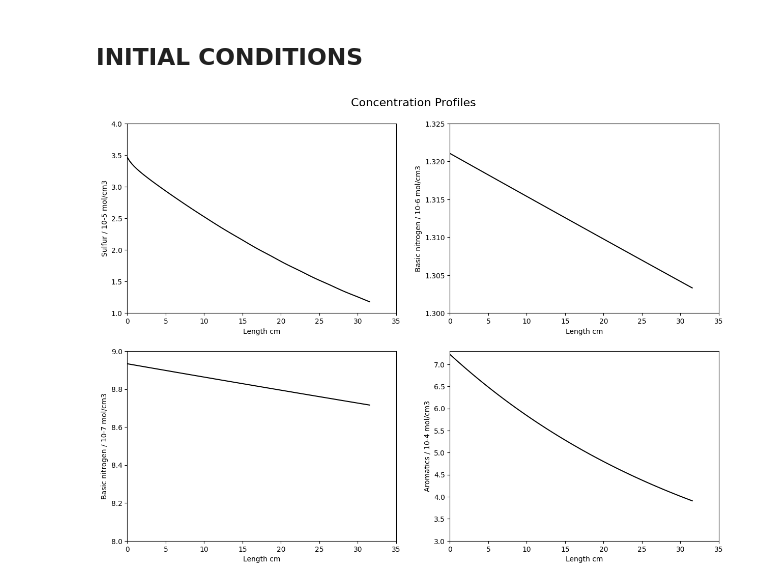
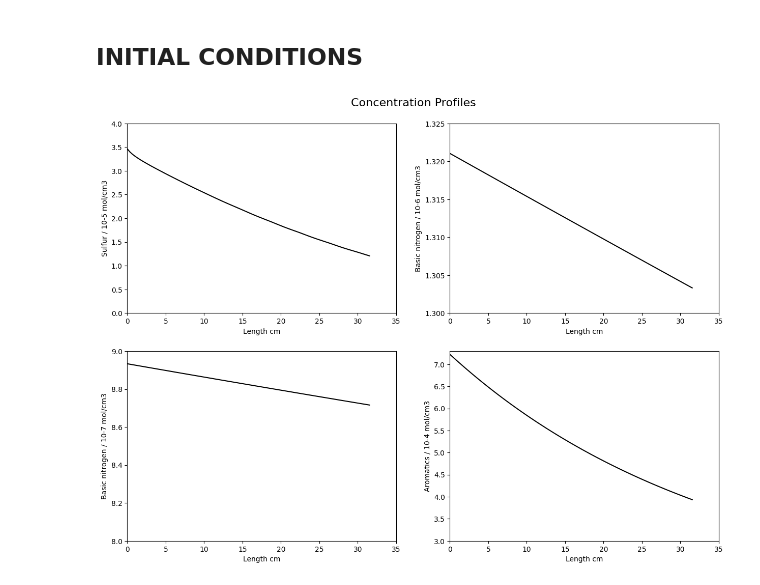
Before and after one commit to Leonardo-Ferreira-byte/Project_Reactor, a Jupyter notebook: TBR_Diesel.ipynb, the cells around one changed output. Saved outputs shown, nothing was run; the diff lists cells and outputs as text; code cells hidden in the pictures.

```diff
--- a/TBR_Diesel.ipynb
+++ b/TBR_Diesel.ipynb
@@ -240,7 +239,7 @@ fig, ax = plt.subplots(2, 2, figsize=(15, 10))
 ax[0,0].plot(t_eval, cL0_fun*1e5, color='black')
 
 ax[0,0].set_xlim(0,35)
-ax[0,0].set_ylim(1,4)
+ax[0,0].set_ylim(0,4)
 
 # Add labels and a legend
 ax[0,0].set_xlabel('Length cm')
@@ -259,34 +258,34 @@ ax[0,1].set_ylabel('Basic nitrogen / 10-6 mol/cm3', color='black')
 ax[1,0].set_xlabel('Length cm')
 ax[1,0].set_ylabel('Basic nitrogen / 10-7 mol/cm3', color='black')
 
 ax[1,0].plot(t_eval, cL2_fun*1e7, color='black')
 
 ax[1,0].set_xlim(0,35)
 ax[1,0].set_ylim(8,9)
 
 # Add labels and a legend
 ax[1,0].set_xlabel('Length cm')
 ax[1,0].set_ylabel('Basic nitrogen / 10-7 mol/cm3', color='black')
 
 ax[1,1].plot(t_eval, cL3_fun*1e4, color='black')
 
 ax[1,1].set_xlim(0,35)
 ax[1,1].set_ylim(3,7.3)
 
 # Add labels and a legend
 ax[1,1].set_xlabel('Length cm')
 ax[1,1].set_ylabel('Aromatics / 10-4 mol/cm3', color='black')
 
 # Add a title to the entire figure
 plt.suptitle("Concentration Profiles", fontsize=16)
 
 # Adjust spacing between the title and the subplots
 plt.subplots_adjust(top=0.93)
 
 # Display the graph
 plt.show()
 # %% [output]
-[figure, old version]
+[figure, new version]
 # %% [markdown]
 ![image.png](attachment:image.png)
 # %%
```
Also changed, not shown: parts of 10 cells of this notebook, 19 other files.
